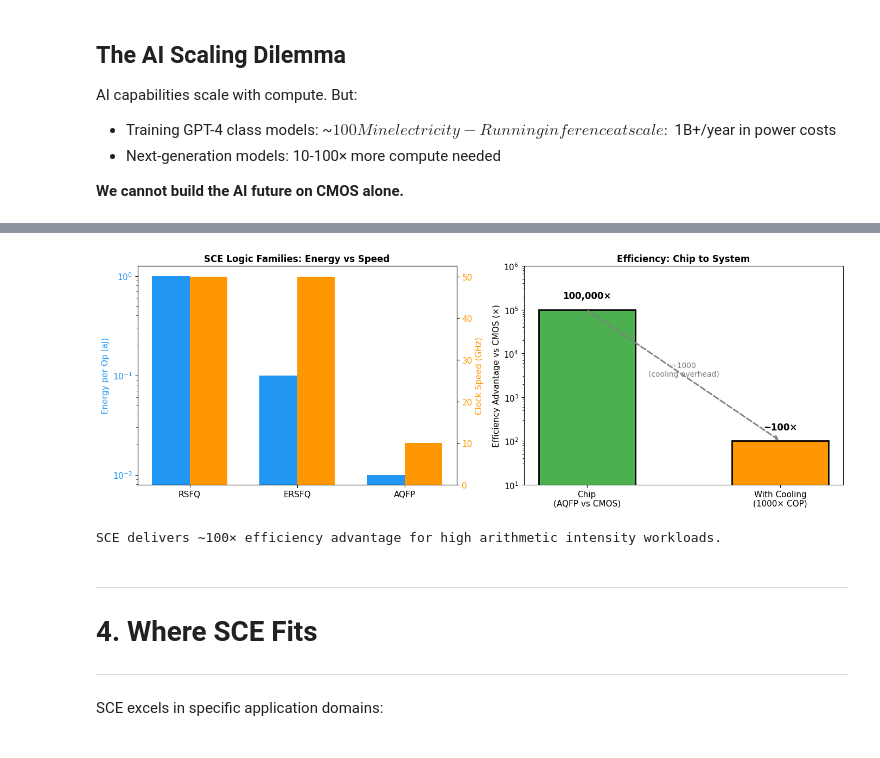
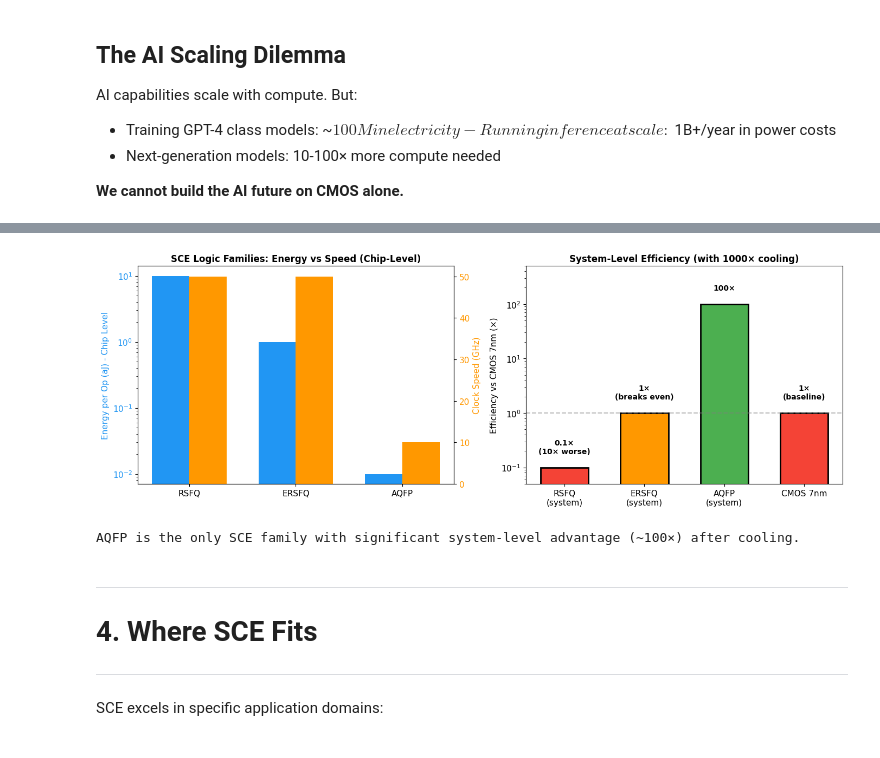
Before and after one commit to Adiabatic-Machines/sce-futures, a Jupyter notebook: notebooks/00_executive_overview.ipynb, the cells around one changed output, grey strips where cells are left out. Drawn from its saved outputs; the diff is of its cells as text; code cells hidden in the pictures.

```diff
--- a/notebooks/00_executive_overview.ipynb
+++ b/notebooks/00_executive_overview.ipynb
@@ -262,62 +270,59 @@ At scale, cryogenic cooling achieves ~1000× coefficient of performance (watts o
 # Visualize: AQFP advantage breakdown
 fig, axes = plt.subplots(1, 2, figsize=(14, 5))
 
-# Logic family comparison
+# Logic family comparison (chip-level, for comparing SCE families)
 ax = axes[0]
 families = ['RSFQ', 'ERSFQ', 'AQFP']
-energy = [1, 0.1, 0.01]  # aJ
+energy = [10, 1, 0.01]  # aJ (chip-level)
 speed = [50, 50, 10]  # GHz
 
 x = np.arange(len(families))
 width = 0.35
 
-bars1 = ax.bar(x - width/2, energy, width, label='Energy (aJ)', color=COLORS['primary'])
-ax.set_ylabel('Energy per Op (aJ)', color=COLORS['primary'])
+bars1 = ax.bar(x - width/2, energy, width, label='Energy (aJ, chip)', color=COLORS['primary'])
+ax.set_ylabel('Energy per Op (aJ) - Chip Level', color=COLORS['primary'])
 ax.tick_params(axis='y', labelcolor=COLORS['primary'])
 ax.set_yscale('log')
 
 ax2 = ax.twinx()
 bars2 = ax2.bar(x + width/2, speed, width, label='Speed (GHz)', color=COLORS['secondary'])
 ax2.set_ylabel('Clock Speed (GHz)', color=COLORS['secondary'])
 ax2.tick_params(axis='y', labelcolor=COLORS['secondary'])
 
 ax.set_xticks(x)
 ax.set_xticklabels(families)
-ax.set_title('SCE Logic Families: Energy vs Speed', fontsize=12, fontweight='bold')
+ax.set_title('SCE Logic Families: Energy vs Speed (Chip-Level)', fontsize=12, fontweight='bold')
 
-# Efficiency cascade visualization
+# System-level efficiency comparison
 ax = axes[1]
 
-stages = ['Chip\n(AQFP vs CMOS)', 'With Cooling\n(1000× COP)']
-efficiency = [100000, 100]
+families_sys = ['RSFQ\n(system)', 'ERSFQ\n(system)', 'AQFP\n(system)', 'CMOS 7nm']
+efficiency_vs_cmos = [0.1, 1, 100, 1]  # × efficiency vs CMOS (higher = better)
+colors_sys = [COLORS['danger'], COLORS['secondary'], COLORS['sce'], COLORS['cmos']]
 
-bars = ax.bar(stages, efficiency, color=[COLORS['sce'], COLORS['secondary']],
-              edgecolor='black', linewidth=2, width=0.5)
-ax.set_ylabel('Efficiency Advantage vs CMOS (×)', fontsize=11)
-ax.set_title('Efficiency: Chip to System', fontsize=12, fontweight='bold')
+bars = ax.bar(families_sys, efficiency_vs_cmos, color=colors_sys,
+              edgecolor='black', linewidth=2, width=0.6)
+ax.set_ylabel('Efficiency vs CMOS 7nm (×)', fontsize=11)
+ax.set_title('System-Level Efficiency (with 1000× cooling)', fontsize=12, fontweight='bold')
 ax.set_yscale('log')
 
 # Add value labels
-labels = ['100,000×', '~100×']
+labels = ['0.1×\n(10× worse)', '1×\n(breaks even)', '100×', '1×\n(baseline)']
 for bar, label in zip(bars, labels):
     height = bar.get_height()
     ax.text(bar.get_x() + bar.get_width()/2, height * 1.8,
-            label, ha='center', fontsize=12, fontweight='bold')
+            label, ha='center', fontsize=10, fontweight='bold')
 
-# Add arrow showing the reduction factor
-ax.annotate('', xy=(1, 100), xytext=(0, 100000),
-            arrowprops=dict(arrowstyle='->', color='gray', lw=2, ls='--'))
-ax.text(0.5, 3000, '÷1000\n(cooling overhead)', ha='center', fontsize=10, color='gray')
-
-ax.set_ylim(10, 1000000)
+ax.set_ylim(0.05, 500)
+ax.axhline(y=1, color='gray', linestyle='--', alpha=0.5)
 
 plt.tight_layout()
 plt.show()
 
-print("SCE delivers ~100× efficiency advantage for high arithmetic intensity workloads.")
+print("AQFP is the only SCE family with significant system-level advantage (~100×) after cooling.")
 # %% [output]
-[figure, old version]
+[figure, new version]
-SCE delivers ~100× efficiency advantage for high arithmetic intensity workloads.
+AQFP is the only SCE family with significant system-level advantage (~100×) after cooling.
 # %% [markdown]
 ---
 <a id="4-where-fits"></a>
```
Also changed, not shown: parts of 5 cells of this notebook.
